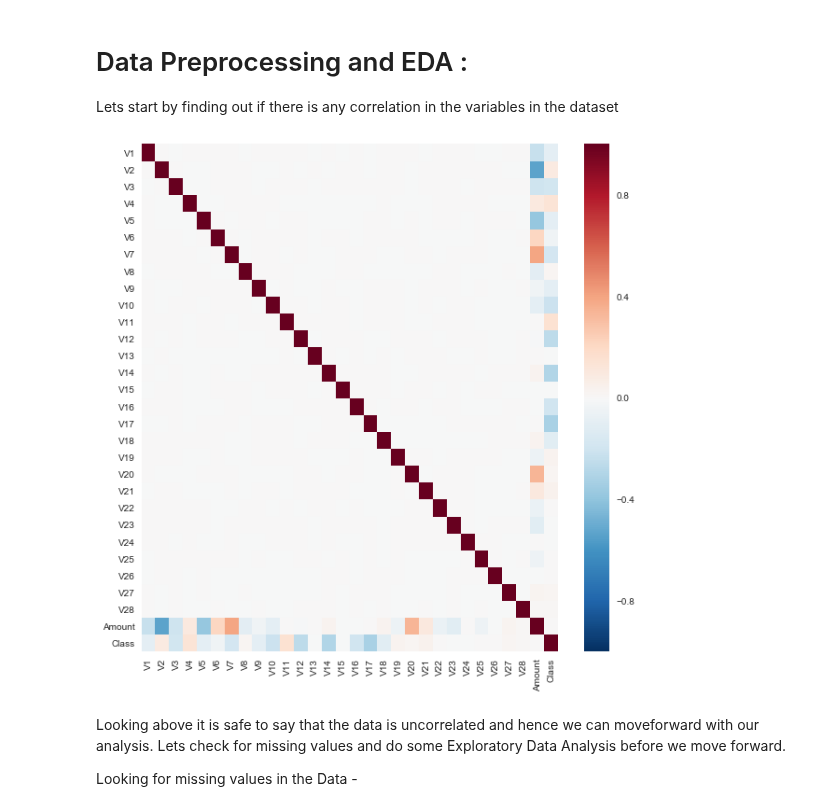
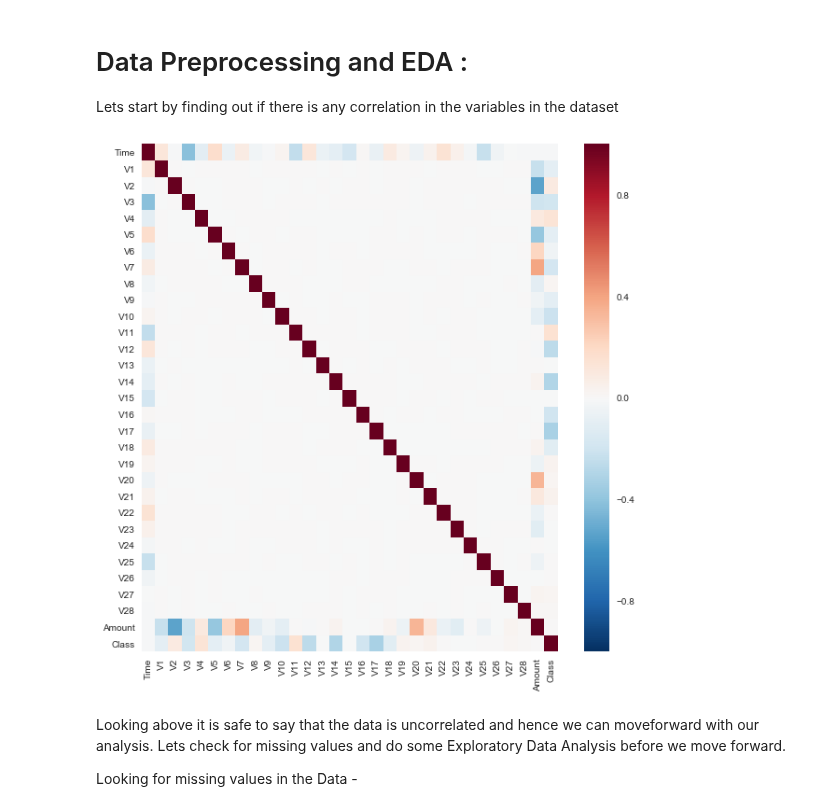
Before and after one commit to kshitijyad/Credit-Card-Fraud, a Jupyter notebook: Credit+Card.ipynb, the cells around one changed output. Cells and saved outputs as stored; diff of their text form; code cells hidden in the pictures.

```diff
--- a/Credit+Card.ipynb
+++ b/Credit+Card.ipynb
@@ -27,10 +27,10 @@ data.head()
 Lets start by finding out if there is any correlation in the variables in the dataset
 # %%
 plt.rcParams['figure.figsize']=(10,10)
-sns.heatmap(train.corr())
+sns.heatmap(data.corr())
 sns.plt.show()
 # %% [output]
-[figure, old version]
+[figure, new version]
 # %% [markdown]
 Looking above it is safe to say that the data is uncorrelated and hence we can moveforward with our analysis. Lets check for missing values and do some Exploratory Data Analysis before we move forward.
 
```
Also changed, not shown: parts of 5 cells of this notebook.
